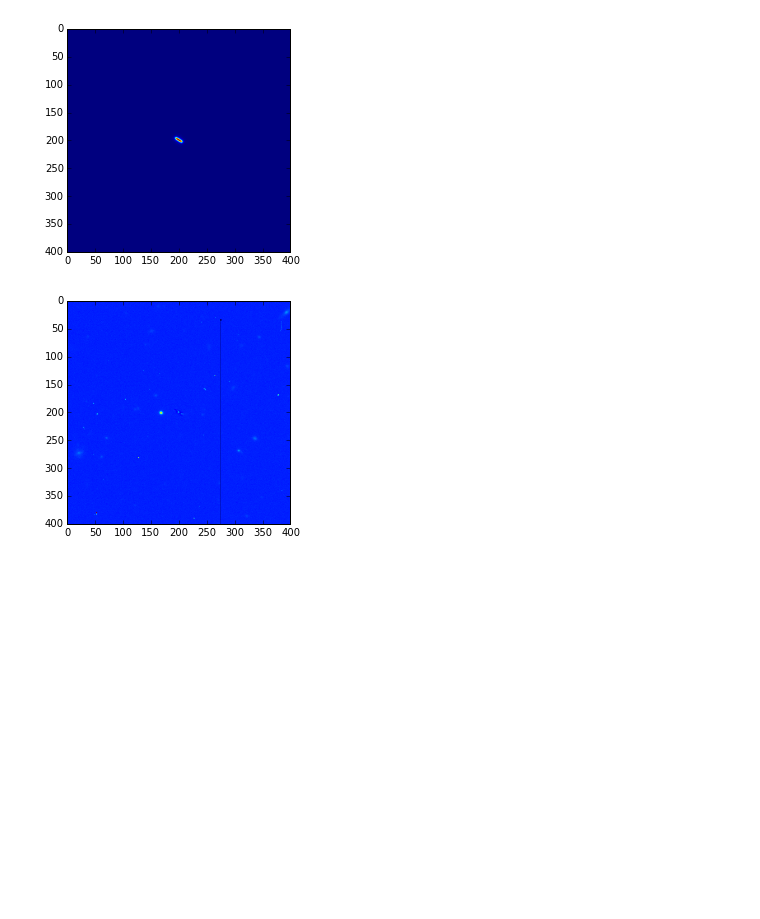
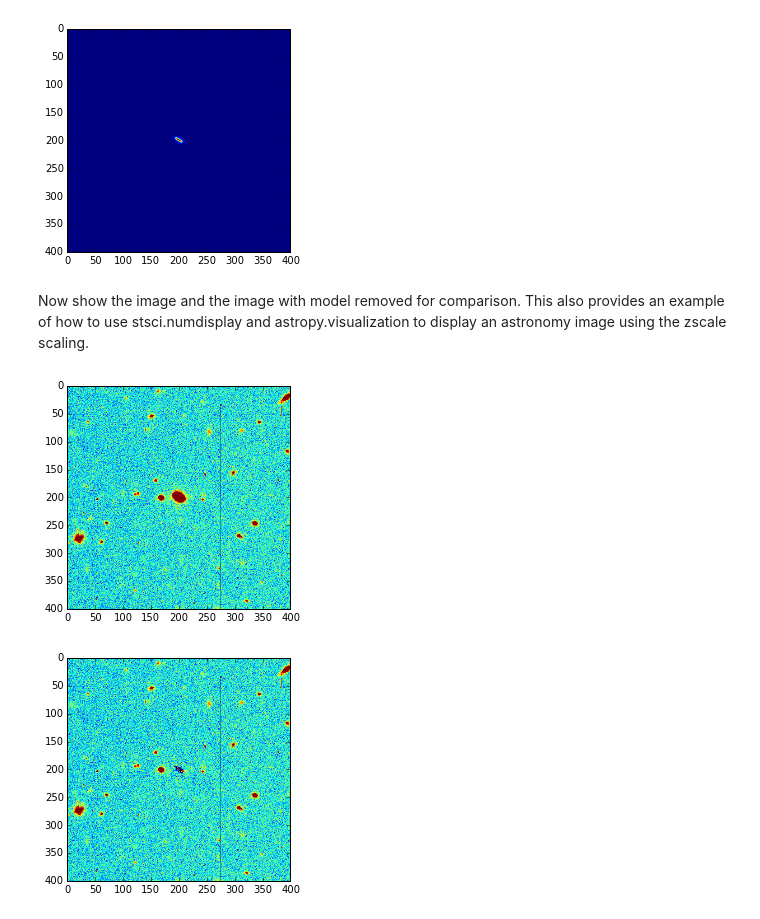
Before and after one commit to fraserw/trippy, a Jupyter notebook: tutorial/trippytutorial.ipynb, the cells around one changed output. Drawn from its saved outputs; the diff is of its cells as text; code cells hidden in the pictures; blank space fills up the shorter version.

Commit message:
--small improvements to the notebook, including:  the os bug fix  numdisplay examples  circular aperture example

```diff
--- a/tutorial/trippytutorial.ipynb
+++ b/tutorial/trippytutorial.ipynb
@@ -26,7 +28,7 @@ def trimCatalog(cat):
         except: pass
         dist=num.sort(((cat['XWIN_IMAGE']-cat['XWIN_IMAGE'][i])**2+(cat['YWIN_IMAGE']-cat['YWIN_IMAGE'][i])**2)**0.5)
         d=dist[1]
-        if abs(cat['XWIN_IMAGE'][i]-812)<5500 and  abs(cat['YWIN_IMAGE'][i]-4004)<5000 and cat['FLAGS'][i]==0 and d>30 and m<70000:
+        if cat['FLAGS'][i]==0 and d>30 and m<70000:
             good.append(i)
     good=num.array(good)
     outcat={}
@@ -288,4 +295,7 @@ Set useErrorMap to True if you care to use an estimate of the poisson noise in e
 I personally like nWalkers=nBurn=nStep=40. To get a reasonable fit however, that's overkill. But to get the best... your mileage will vary.
 # %%
 fitter=MCMCfit.MCMCfitter(goodPSF,Data)
-fitter.fitWithModelPSF(200+xt-int(xt)-1,200+yt-int(yt)-1, m_in=1000.,fitWidth=10, nWalkers=40, nBurn=40, nStep=40, bg=phot.bg, useLinePSF=True, verbose=True,useErrorMap=False)
+fitter.fitWithModelPSF(200+xt-int(xt)-1,200+yt-int(yt)-1, m_in=1000.,
+                       fitWidth=10,
+                       nWalkers=40, nBurn=40, nStep=40,
+                       bg=phot.bg, useLinePSF=True, verbose=False,useErrorMap=False)
@@ -327,9 +319,19 @@ pyl.imshow(modelImage)
 pyl.show()
 # %% [output]
 [figure]
+# %% [markdown]
+Now show the image and the image with model removed for comparison. This also provides an example of how to use stsci.numdisplay and astropy.visualization to display an astronomy image using the zscale scaling.
 # %%
 removed=goodPSF.remove(fitPars[0],fitPars[1],fitPars[2],Data,useLinePSF=True)
-pyl.imshow(removed)
+
+(z1,z2)=numdisplay.zscale.zscale(removed)
+normer=interval.ManualInterval(z1,z2)
+
+pyl.imshow(normer(Data))
 pyl.show()
+
+pyl.imshow(normer(removed))
+pyl.show()
 # %% [output]
-[figure, old version]
+[figure, new version]
+[figure, added]
```
Also changed, not shown: parts of 16 cells of this notebook.
